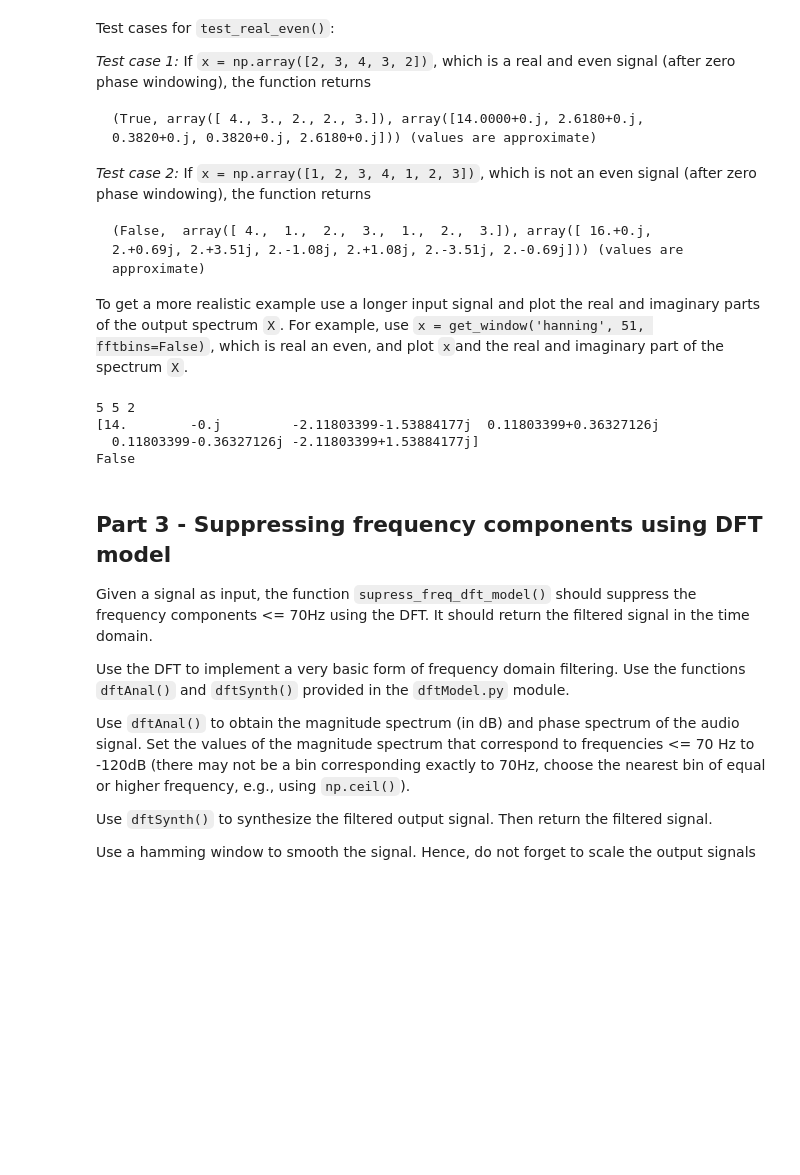
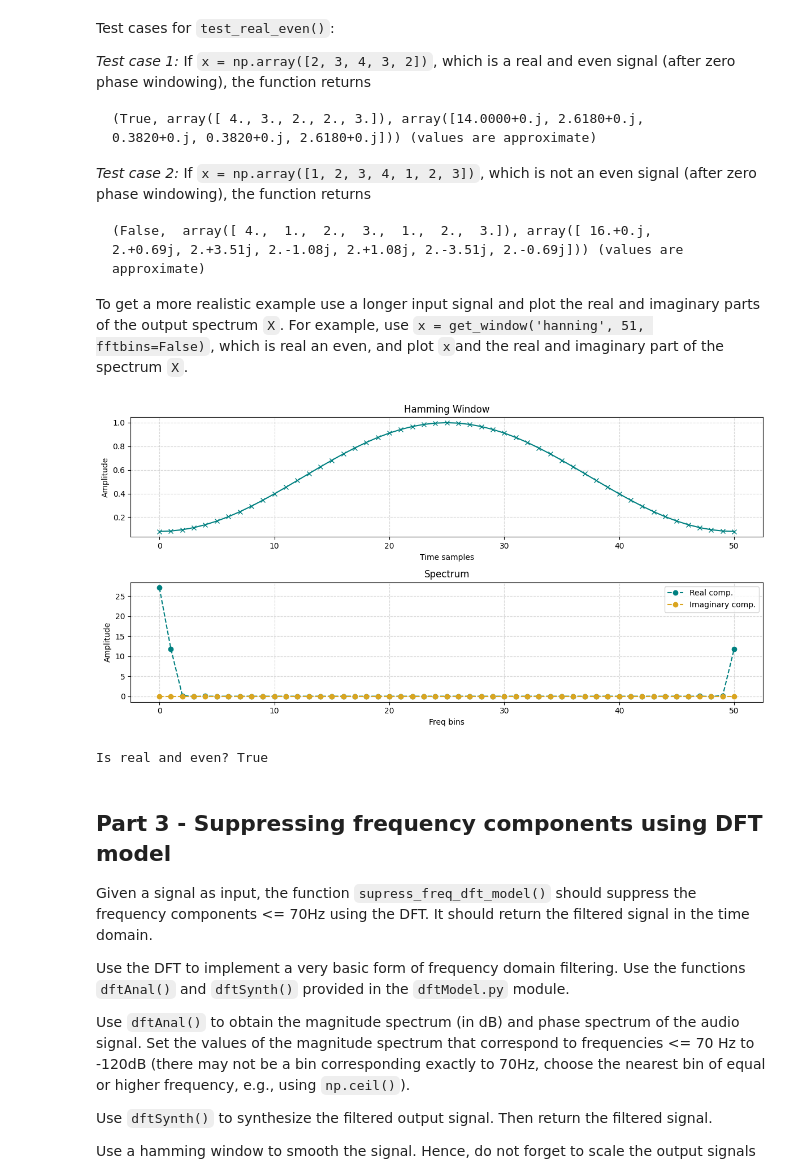
Before and after one commit to inesbroto/sms-tools-materials, a Jupyter notebook: exercises/E3-Fourier-properties.ipynb, the cells around one changed output. Drawn from its saved outputs; the diff is of its cells as text; code cells hidden in the pictures; blank space fills up the shorter version.

````diff
--- a/exercises/E3-Fourier-properties.ipynb
+++ b/exercises/E3-Fourier-properties.ipynb
@@ -221,18 +221,51 @@ _Test case 2:_ If `x = np.array([1, 2, 3, 4, 1, 2, 3])`, which is not an even si
 ```
 
 To get a more realistic example use a longer input signal and plot the real and imaginary parts of the output spectrum `X`. For example, use `x = get_window('hanning', 51, fftbins=False)`, which is real an even, and plot `x`and the real and imaginary part of the spectrum `X`.
+# %%
+def plot_time_freq(x, X, title):
+    plt.figure(figsize=(12, 6))
+    plt.subplot(2, 1, 1)
+    plt.plot(np.arange(len(x)), x,'x-', color='teal')
+    plt.title(title)
+    plt.xlabel("Time samples")
+    plt.ylabel("Amplitude")
+    plt.grid(True, linestyle='--', alpha=0.5)
+
+    plt.subplot(2, 1, 2)
+    plt.plot(np.arange(len(X)), [i.real for i in X],'o--', color='teal', label='Real comp.')
+    plt.plot(np.arange(len(X)), [i.imag for i in X], 'o--',color='goldenrod',  label='Imaginary comp.')
+    plt.title("Spectrum")
+    plt.xlabel("Freq bins")
+    plt.ylabel("Amplitude")
+    plt.grid(True, linestyle='--', alpha=0.5)
+    plt.legend()
+    plt.tight_layout()
+    plt.show()
 # %%
 # E3 - 2.2: Plot the input signal proposed above (window signal), call the function test_real_even(),
 # and plot its output spectrum (real and imaginary)
 
 ### Your code here
 x = np.array([2, 3, 4, 3, 2])
-test_real_even(x)
+isRealEven, dftbuffer, X = test_real_even(x)
+#plot_time_freq(x, X, "Array 1")
+
+
+x = np.array([1, 2, 3, 4, 1, 2, 3])
+M = len(x)
+isRealEven, dftbuffer, X = test_real_even(x)
+#plot_time_freq(x, X, "Array 2")
+
+
+
+x = get_window('hamming', 51, fftbins=False)
+M = len(x)
+isRealEven, dftbuffer, X = test_real_even(x)
+plot_time_freq(x, X, "Hamming Window")
+print(f'Is real and even? {isRealEven}')
 # %% [output]
+[figure, added]
-5 5 2
-[14.        -0.j         -2.11803399-1.53884177j  0.11803399+0.36327126j
-  0.11803399-0.36327126j -2.11803399+1.53884177j]
-False
+Is real and even? True
 # %% [markdown]
 ## Part 3 - Suppressing frequency components using DFT model
 
````
Also changed, not shown: parts of 11 cells of this notebook.
